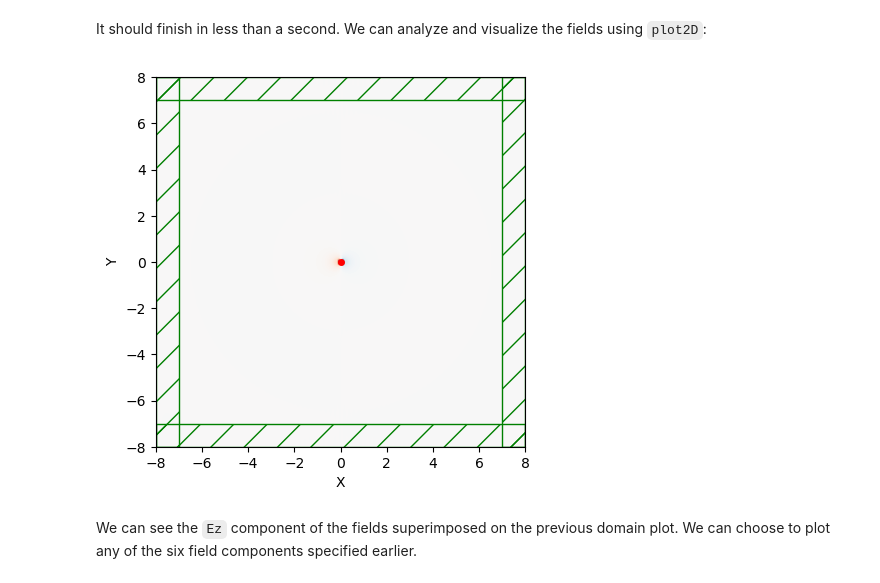
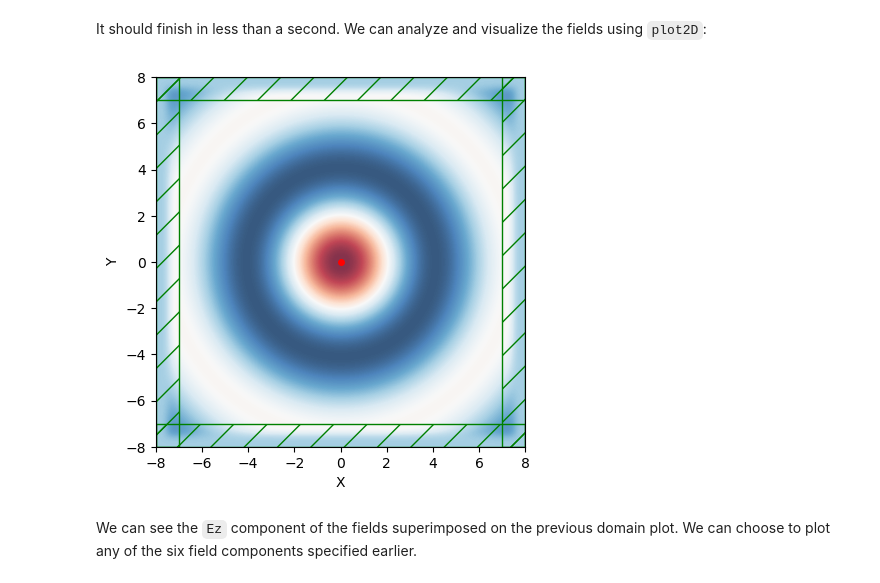
Before and after one commit to ZhigangPu/meep, a Jupyter notebook: python/MyExamples/GaussianPulseInAir2D/gaussianPulseInAir2D.ipynb, the cells around one changed output. Drawn from its saved outputs; the diff is of its cells as text; code cells hidden in the pictures.

```diff
--- a/python/MyExamples/GaussianPulseInAir2D/gaussianPulseInAir2D.ipynb
+++ b/python/MyExamples/GaussianPulseInAir2D/gaussianPulseInAir2D.ipynb
@@ -116,14 +105,12 @@ on time step 3996 (time=199.8), 0.0787534 s/step
 run 0 finished at t = 200.0 (4000 timesteps)
 # %% [markdown]
 It should finish in less than a second. We can analyze and visualize the fields using `plot2D`:
-# %%
-%matplotlib inline
-plt.figure(dpi=100)
-vol = mp.Volume(vertices=[mp.Vector3(-8.0,-8.0,0.0), mp.Vector3(8.0,-8.0,0.0),mp.Vector3(8.0,8.0,0.0), mp.Vector3(-8.0,8.0,0.0)])
-sim.plot2D(fields=mp.By, output_plane=vol)
-plt.show()
-# %% [output]
-[figure, removed]
+# %%
+plt.figure(dpi=100)
+sim.plot2D(fields=mp.Ez)
+plt.show()
+# %% [output]
+[figure, added]
 # %% [markdown]
 We can see the `Ez` component of the fields superimposed on the previous domain plot. We can choose to plot any of the six field components specified earlier.
 # %% [markdown]
```
Also changed, not shown: parts of 6 cells of this notebook, 3 other files.
